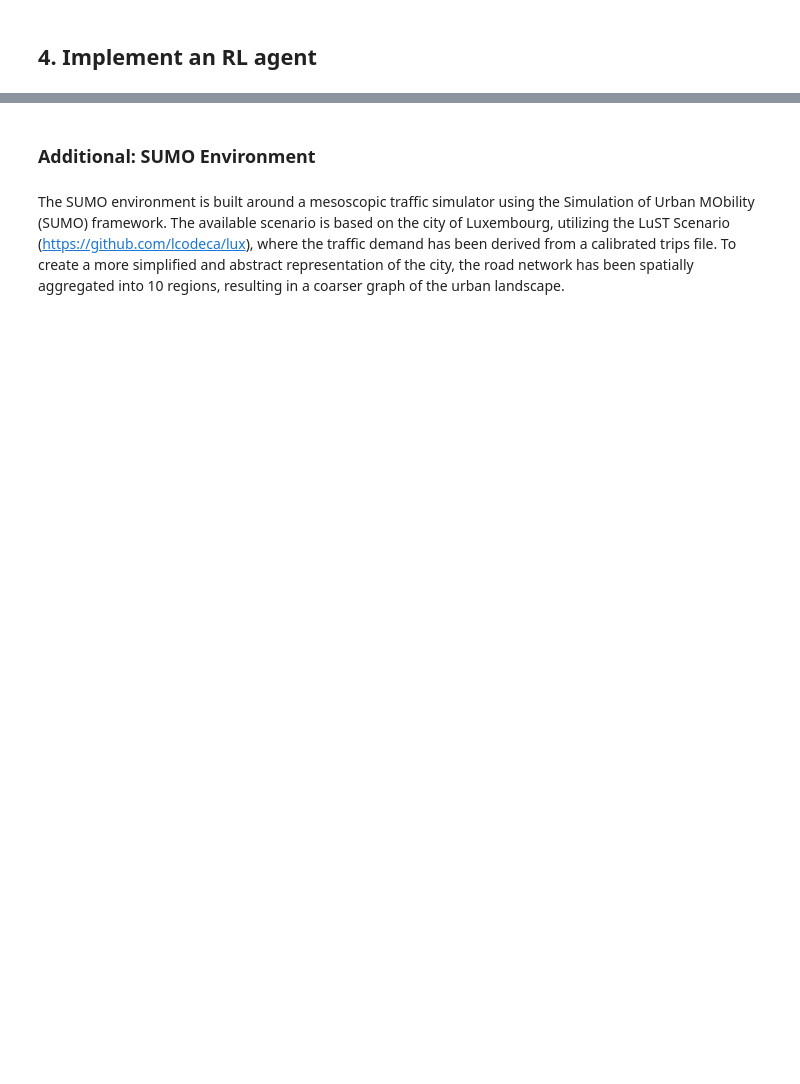
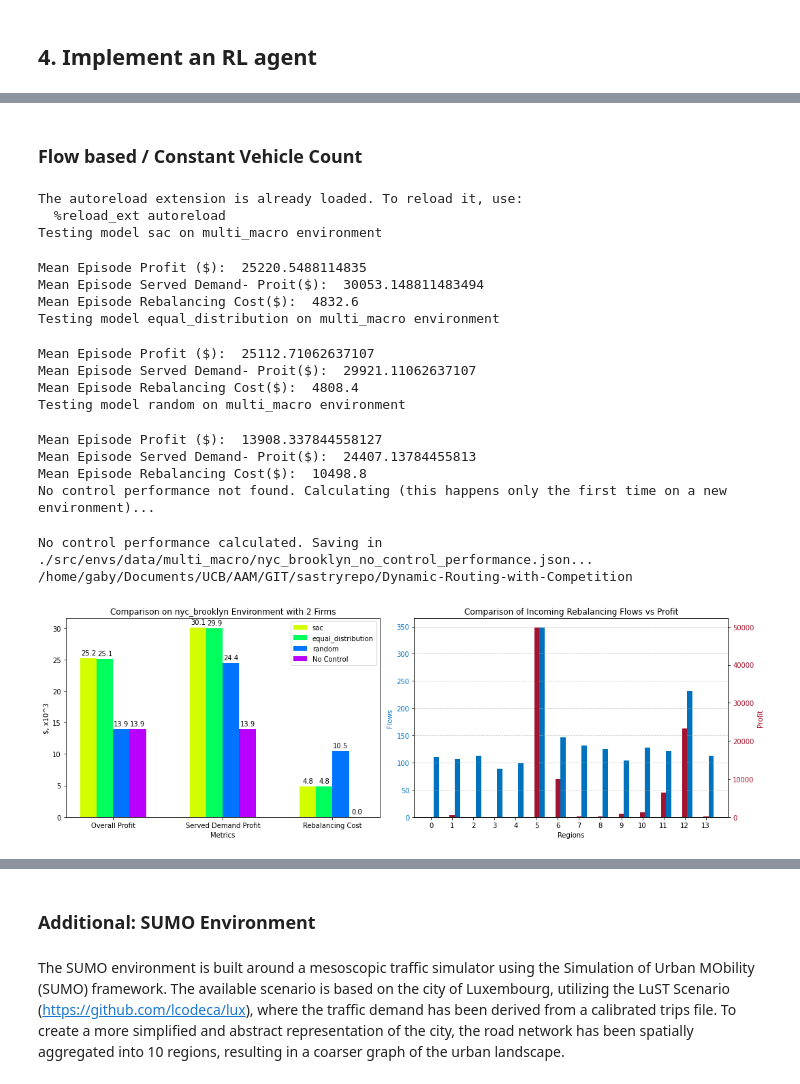
Before and after one commit to sastry-group/Dynamic-Routing-with-Competition, a Jupyter notebook: tutorial.ipynb, the cells around one changed output, grey strips where cells are left out. Drawn from its saved outputs; the diff is of its cells as text; code cells hidden in the pictures; blank space fills up the shorter version.

```diff
--- a/tutorial.ipynb
+++ b/tutorial.ipynb
@@ -393,0 +457,2 @@ Mean Episode Rebalancing Cost($):  12030.0
+# %% [markdown]
+### Flow based / Constant Vehicle Count
@@ -393,0 +475,42 @@ Mean Episode Rebalancing Cost($):  12030.0
+# %%
+%load_ext autoreload
+%autoreload 2
+import sys
+if 'testing' in sys.modules:
+    del sys.modules['testing']
+
+import testing
+importlib.reload(testing)
+config = {
+    "simulator.name": "multi_macro",
+    "model.name": ["sac", "equal_distribution", "random"],
+    "simulator.city": "nyc_brooklyn",
+    "model.cplexpath": None,
+    "model.test_episodes": 10,
+    "model.checkpoint_path": "SAC_flow_2",
+    "simulator.reuse_no_control": False,
+    "simulator.firm_count": 2,
+    "simulator.agents_know_partial_demand": True,
+    "simulator.constant_vehicle_count": True,
+    "simulator.demand_filter_type": "flow"
+}
+testing.multi_test(config)
+# %% [output]
+The autoreload extension is already loaded. To reload it, use:
+  %reload_ext autoreload
+Testing model sac on multi_macro environment
+Mean Episode Profit ($):  25220.5488114835
+Mean Episode Served Demand- Proit($):  30053.148811483494
+Mean Episode Rebalancing Cost($):  4832.6
+Testing model equal_distribution on multi_macro environment
+Mean Episode Profit ($):  25112.71062637107
+Mean Episode Served Demand- Proit($):  29921.11062637107
+Mean Episode Rebalancing Cost($):  4808.4
+Testing model random on multi_macro environment
+Mean Episode Profit ($):  13908.337844558127
+Mean Episode Served Demand- Proit($):  24407.13784455813
+Mean Episode Rebalancing Cost($):  10498.8
+No control performance not found. Calculating (this happens only the first time on a new environment)...
+No control performance calculated. Saving in ./src/envs/data/multi_macro/nyc_brooklyn_no_control_performance.json...
+/home/gaby/Documents/UCB/AAM/GIT/sastryrepo/Dynamic-Routing-with-Competition
+[figure, added]
```
Also changed, not shown: parts of 28 cells of this notebook, 5 other files.
